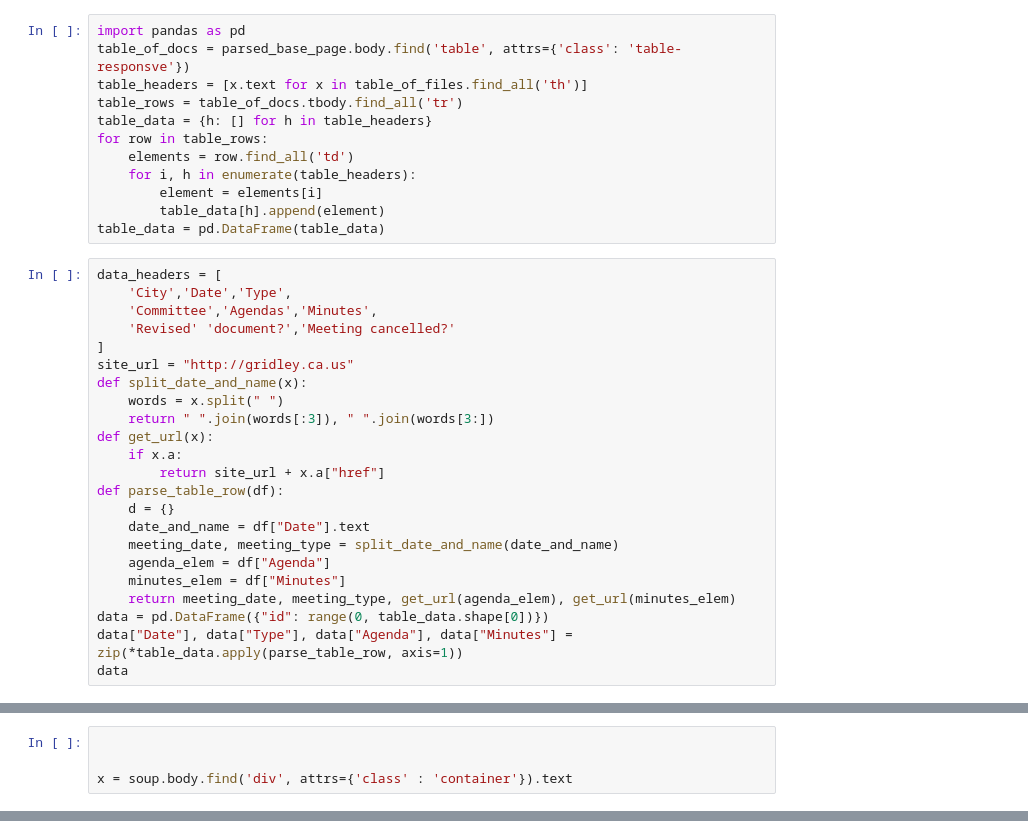
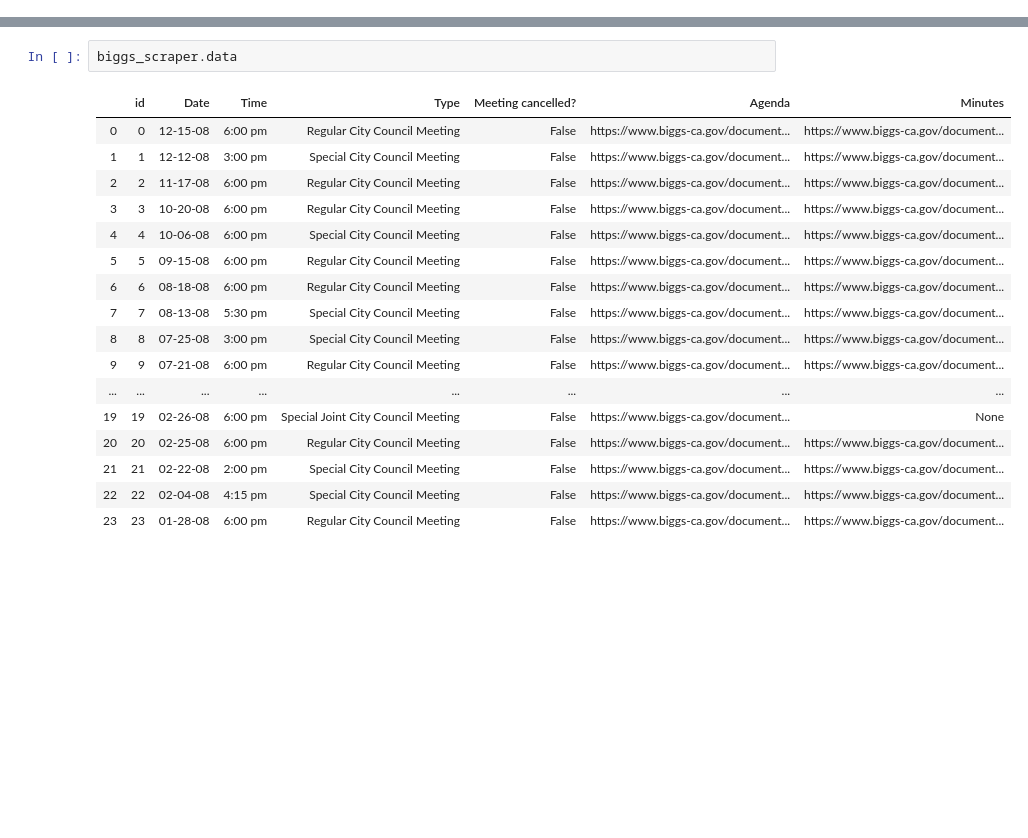
Before and after one commit to DiPierro/autolocal, a Jupyter notebook: notebooks/2019-10-09-scraping.ipynb, the cells around one changed output, grey strips where cells are left out. Cells and saved outputs as stored; diff of their text form; blank space fills up the shorter version.

Commit message:
scrape gridley and biggs

```diff
--- a/notebooks/2019-10-09-scraping.ipynb
+++ b/notebooks/2019-10-09-scraping.ipynb
@@ -40,35 +73,0 @@ new Scraper(
-# %%
-import pandas as pd
-table_of_docs = parsed_base_page.body.find('table', attrs={'class': 'table-responsve'})
-table_headers = [x.text for x in table_of_files.find_all('th')]
-table_rows = table_of_docs.tbody.find_all('tr')
-table_data = {h: [] for h in table_headers}
-for row in table_rows:
-    elements = row.find_all('td')
-    for i, h in enumerate(table_headers):
-        element = elements[i]
-        table_data[h].append(element)
-table_data = pd.DataFrame(table_data)
-# %%
-data_headers = [
-    'City','Date','Type',
-    'Committee','Agendas','Minutes',
-    'Revised' 'document?','Meeting cancelled?'
-]
-site_url = "http://gridley.ca.us"
-def split_date_and_name(x):
-    words = x.split(" ")
-    return " ".join(words[:3]), " ".join(words[3:])
-def get_url(x):
-    if x.a:
-        return site_url + x.a["href"]
-def parse_table_row(df):
-    d = {}
-    date_and_name = df["Date"].text
-    meeting_date, meeting_type = split_date_and_name(date_and_name)
-    agenda_elem = df["Agenda"]
-    minutes_elem = df["Minutes"]
-    return meeting_date, meeting_type, get_url(agenda_elem), get_url(minutes_elem)
-data = pd.DataFrame({"id": range(0, table_data.shape[0])})
-data["Date"], data["Type"], data["Agenda"], data["Minutes"] = zip(*table_data.apply(parse_table_row, axis=1))
-data
@@ -93,4 +73,0 @@ data
-# %%
-
-
-x = soup.body.find('div', attrs={'class' : 'container'}).text
@@ -107,0 +160,20 @@ XPathEvalError: Invalid expression
+# %%
+biggs_scraper.data
+# %% [output]
+|  | id | Date | Time | Type | Meeting cancelled? | Agenda | Minutes |
+| 0 | 0 | 12-15-08 | 6:00 pm | Regular City Council Meeting | False | https://www.biggs-ca.gov/document... | https://www.biggs-ca.gov/document... |
+| 1 | 1 | 12-12-08 | 3:00 pm | Special City Council Meeting | False | https://www.biggs-ca.gov/document... | https://www.biggs-ca.gov/document... |
+| 2 | 2 | 11-17-08 | 6:00 pm | Regular City Council Meeting | False | https://www.biggs-ca.gov/document... | https://www.biggs-ca.gov/document... |
+| 3 | 3 | 10-20-08 | 6:00 pm | Regular City Council Meeting | False | https://www.biggs-ca.gov/document... | https://www.biggs-ca.gov/document... |
+| 4 | 4 | 10-06-08 | 6:00 pm | Special City Council Meeting | False | https://www.biggs-ca.gov/document... | https://www.biggs-ca.gov/document... |
+| 5 | 5 | 09-15-08 | 6:00 pm | Regular City Council Meeting | False | https://www.biggs-ca.gov/document... | https://www.biggs-ca.gov/document... |
+| 6 | 6 | 08-18-08 | 6:00 pm | Regular City Council Meeting | False | https://www.biggs-ca.gov/document... | https://www.biggs-ca.gov/document... |
+| 7 | 7 | 08-13-08 | 5:30 pm | Special City Council Meeting | False | https://www.biggs-ca.gov/document... | https://www.biggs-ca.gov/document... |
+| 8 | 8 | 07-25-08 | 3:00 pm | Special City Council Meeting | False | https://www.biggs-ca.gov/document... | https://www.biggs-ca.gov/document... |
+| 9 | 9 | 07-21-08 | 6:00 pm | Regular City Council Meeting | False | https://www.biggs-ca.gov/document... | https://www.biggs-ca.gov/document... |
+| ... | ... | ... | ... | ... | ... | ... | ... |
+| 19 | 19 | 02-26-08 | 6:00 pm | Special Joint City Council Meeting | False | https://www.biggs-ca.gov/document... | None |
+| 20 | 20 | 02-25-08 | 6:00 pm | Regular City Council Meeting | False | https://www.biggs-ca.gov/document... | https://www.biggs-ca.gov/document... |
+| 21 | 21 | 02-22-08 | 2:00 pm | Special City Council Meeting | False | https://www.biggs-ca.gov/document... | https://www.biggs-ca.gov/document... |
+| 22 | 22 | 02-04-08 | 4:15 pm | Special City Council Meeting | False | https://www.biggs-ca.gov/document... | https://www.biggs-ca.gov/document... |
+| 23 | 23 | 01-28-08 | 6:00 pm | Regular City Council Meeting | False | https://www.biggs-ca.gov/document... | https://www.biggs-ca.gov/document... |
```
Also changed, not shown: parts of 10 cells of this notebook.
